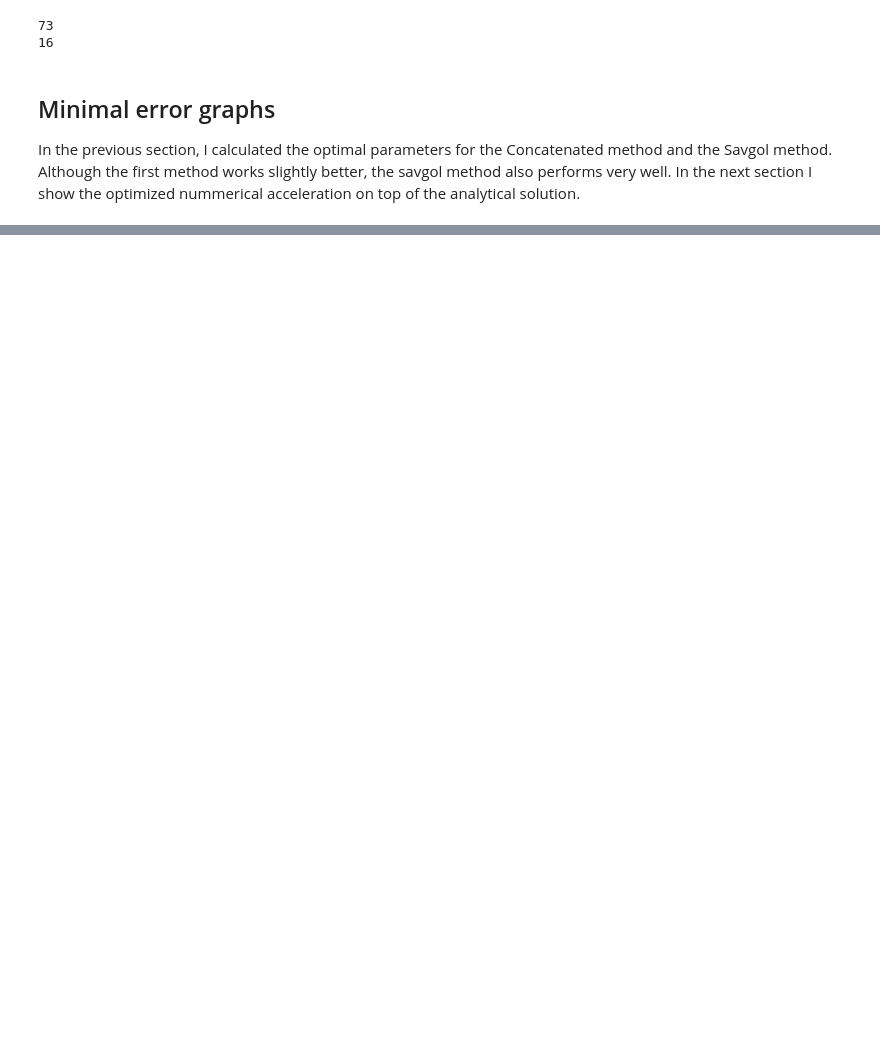
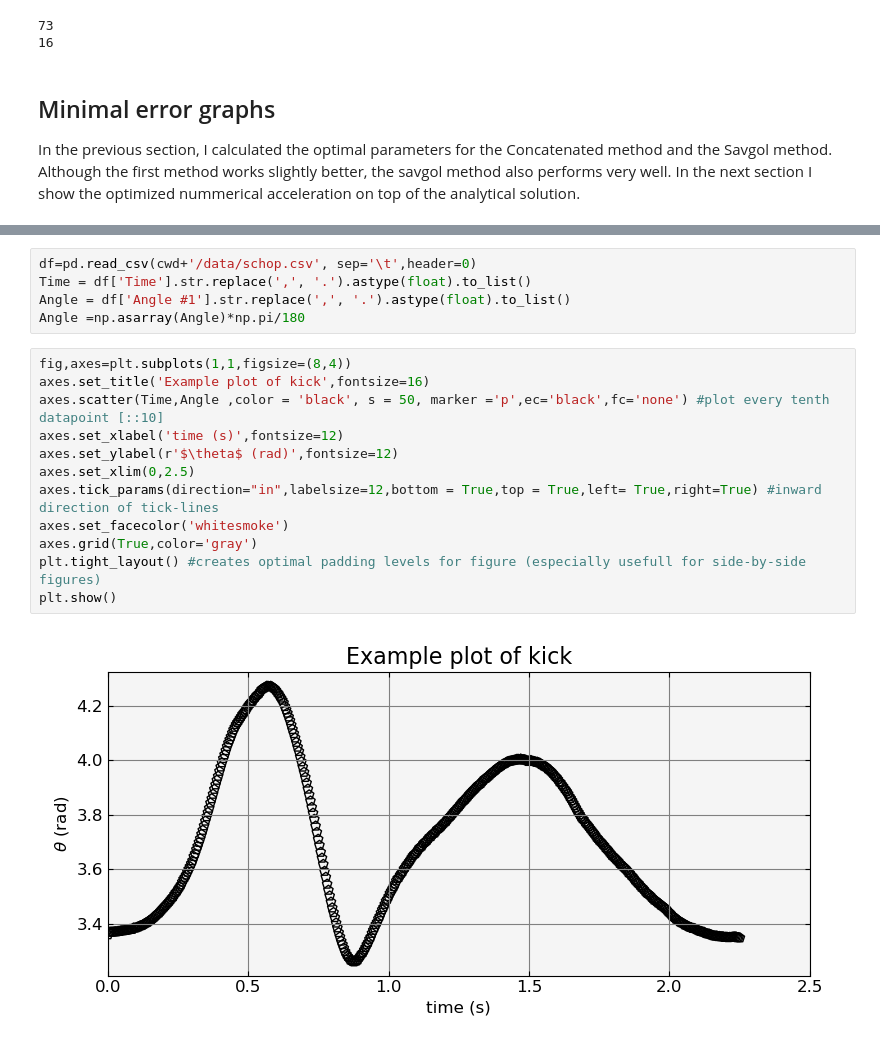
Before and after one commit to JBusink/Ndiff, a Jupyter notebook: code/Notebook_Pendulum.ipynb, the cells around one changed output, grey strips where cells are left out. Saved outputs shown, nothing was run; the diff lists cells and outputs as text; blank space fills up the shorter version.

Commit message:
Added kick data
I included a filtered data section of the kick. The original and filtered data are compared using the previous described methods

```diff
--- a/code/Notebook_Pendulum.ipynb
+++ b/code/Notebook_Pendulum.ipynb
@@ -314,0 +323,19 @@ for i in range(2):
+# %%
+df=pd.read_csv(cwd+'/data/schop.csv', sep='\t',header=0)
+Time = df['Time'].str.replace(',', '.').astype(float).to_list()
+Angle = df['Angle #1'].str.replace(',', '.').astype(float).to_list()
+Angle =np.asarray(Angle)*np.pi/180
+# %%
+fig,axes=plt.subplots(1,1,figsize=(8,4))
+axes.set_title('Example plot of kick',fontsize=16)
+axes.scatter(Time,Angle ,color = 'black', s = 50, marker ='p',ec='black',fc='none') #plot every tenth datapoint [::10]
+axes.set_xlabel('time (s)',fontsize=12)
+axes.set_ylabel(r'$\theta$ (rad)',fontsize=12)
+axes.set_xlim(0,2.5)
+axes.tick_params(direction="in",labelsize=12,bottom = True,top = True,left= True,right=True) #inward direction of tick-lines
+axes.set_facecolor('whitesmoke')
+axes.grid(True,color='gray')
+plt.tight_layout() #creates optimal padding levels for figure (especially usefull for side-by-side figures)
+plt.show()
+# %% [output]
+[figure, added]
```
Also changed, not shown: parts of 9 cells of this notebook, 2 other files.
